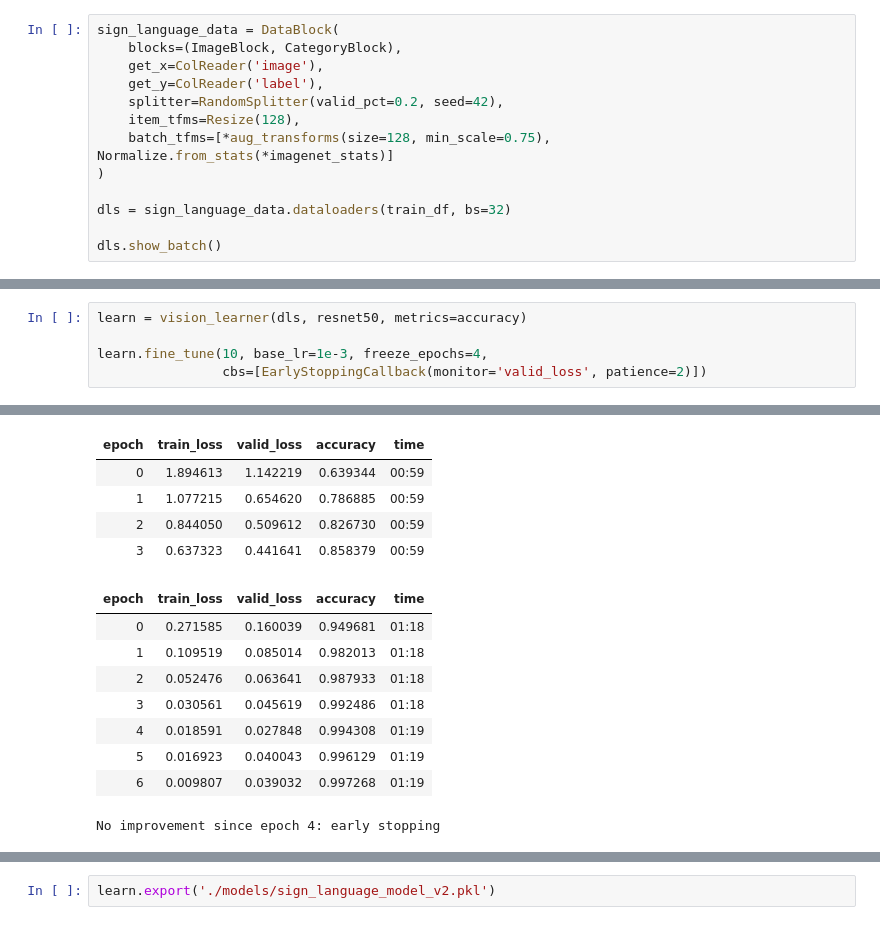
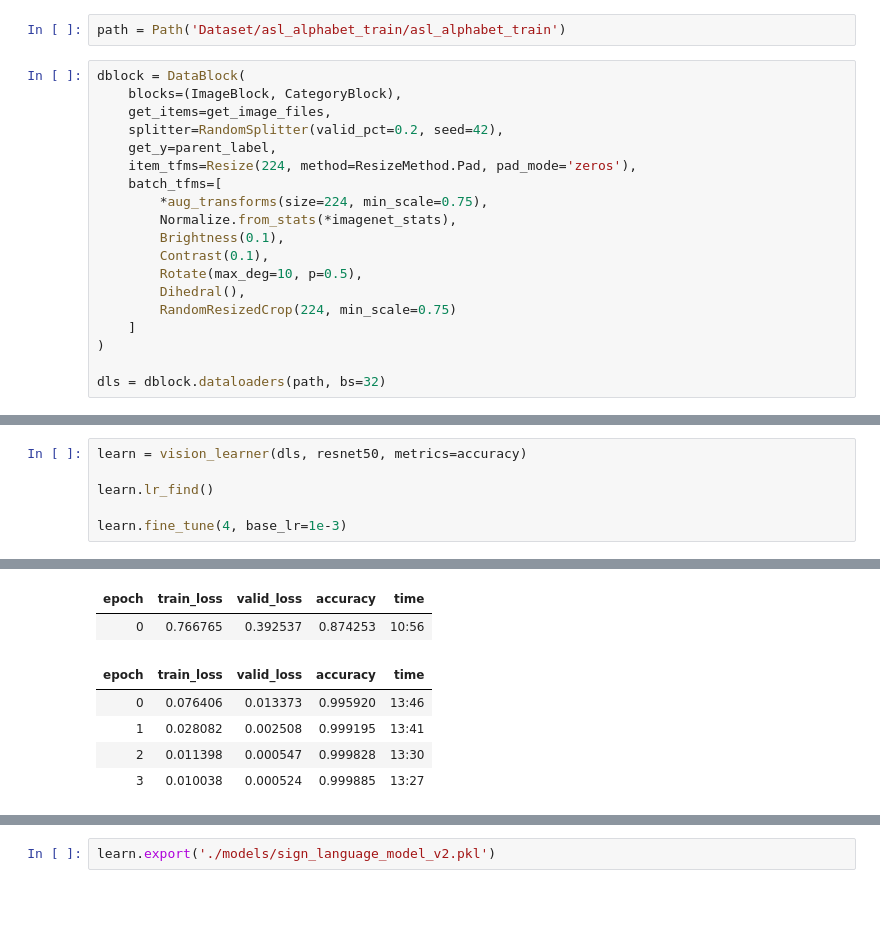
Before and after one commit to Jordan99990/ASL_To_Text, a Jupyter notebook: model _v2.ipynb, the cells around one changed output, grey strips where cells are left out. Saved outputs shown, nothing was run; the diff lists cells and outputs as text; blank space fills up the shorter version.

Commit message:
changed dataset full

```diff
--- a/model _v2.ipynb
+++ b/model _v2.ipynb
@@ -23,13 +3,21 @@ test_df['image'] = test_df.iloc[:, 1:].apply(lambda x: reconstruct_image(x.to_nu
+# %%
+path = Path('Dataset/asl_alphabet_train/asl_alphabet_train')
 # %%
-sign_language_data = DataBlock(
+dblock = DataBlock(
     blocks=(ImageBlock, CategoryBlock),
-    get_x=ColReader('image'),
-    get_y=ColReader('label'),
+    get_items=get_image_files,
     splitter=RandomSplitter(valid_pct=0.2, seed=42),
-    item_tfms=Resize(128),
-    batch_tfms=[*aug_transforms(size=128, min_scale=0.75), Normalize.from_stats(*imagenet_stats)]
+    get_y=parent_label,
+    item_tfms=Resize(224, method=ResizeMethod.Pad, pad_mode='zeros'),
+    batch_tfms=[
+        *aug_transforms(size=224, min_scale=0.75),
+        Normalize.from_stats(*imagenet_stats),
+        Brightness(0.1),
+        Contrast(0.1),
+        Rotate(max_deg=10, p=0.5),
+        Dihedral(),
+        RandomResizedCrop(224, min_scale=0.75)
+    ]
 )
 
-dls = sign_language_data.dataloaders(train_df, bs=32)
-
-dls.show_batch()
+dls = dblock.dataloaders(path, bs=32)
@@ -38,6 +28,7 @@ dls.show_batch()
 # %%
 learn = vision_learner(dls, resnet50, metrics=accuracy)
 
-learn.fine_tune(10, base_lr=1e-3, freeze_epochs=4,
-                cbs=[EarlyStoppingCallback(monitor='valid_loss', patience=2)])
+learn.lr_find()
+
+learn.fine_tune(4, base_lr=1e-3)
 # %% [output]
@@ -44,14 +36,7 @@ learn.fine_tune(10, base_lr=1e-3, freeze_epochs=4,
 | epoch | train_loss | valid_loss | accuracy | time |
-| 0 | 1.894613 | 1.142219 | 0.639344 | 00:59 |
-| 1 | 1.077215 | 0.654620 | 0.786885 | 00:59 |
-| 2 | 0.844050 | 0.509612 | 0.826730 | 00:59 |
-| 3 | 0.637323 | 0.441641 | 0.858379 | 00:59 |
+| 0 | 0.766765 | 0.392537 | 0.874253 | 10:56 |
 | epoch | train_loss | valid_loss | accuracy | time |
-| 0 | 0.271585 | 0.160039 | 0.949681 | 01:18 |
-| 1 | 0.109519 | 0.085014 | 0.982013 | 01:18 |
-| 2 | 0.052476 | 0.063641 | 0.987933 | 01:18 |
-| 3 | 0.030561 | 0.045619 | 0.992486 | 01:18 |
-| 4 | 0.018591 | 0.027848 | 0.994308 | 01:19 |
-| 5 | 0.016923 | 0.040043 | 0.996129 | 01:19 |
-| 6 | 0.009807 | 0.039032 | 0.997268 | 01:19 |
+| 0 | 0.076406 | 0.013373 | 0.995920 | 13:46 |
+| 1 | 0.028082 | 0.002508 | 0.999195 | 13:41 |
+| 2 | 0.011398 | 0.000547 | 0.999828 | 13:30 |
+| 3 | 0.010038 | 0.000524 | 0.999885 | 13:27 |
-No improvement since epoch 4: early stopping
```
Also changed, not shown: parts of 12 cells of this notebook, 3 other files.
